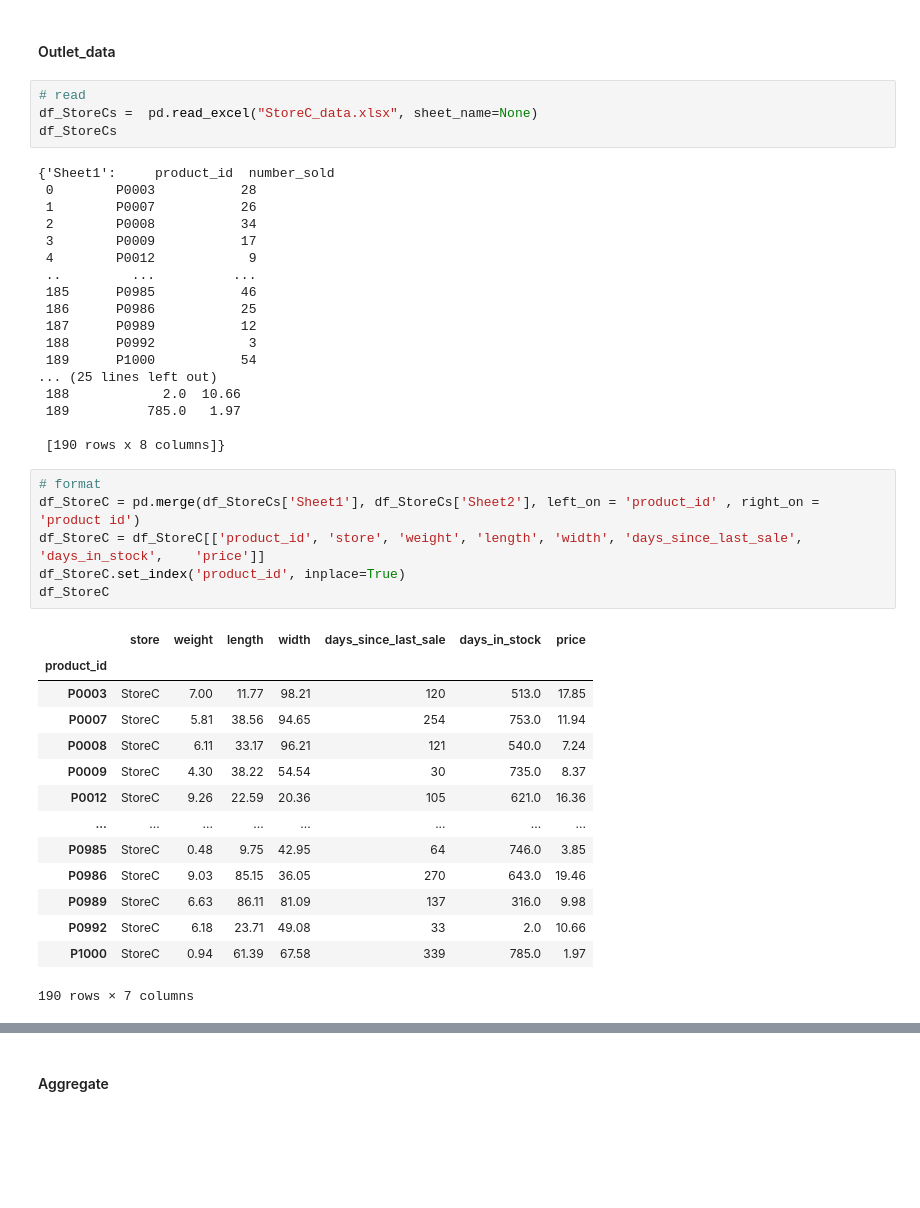
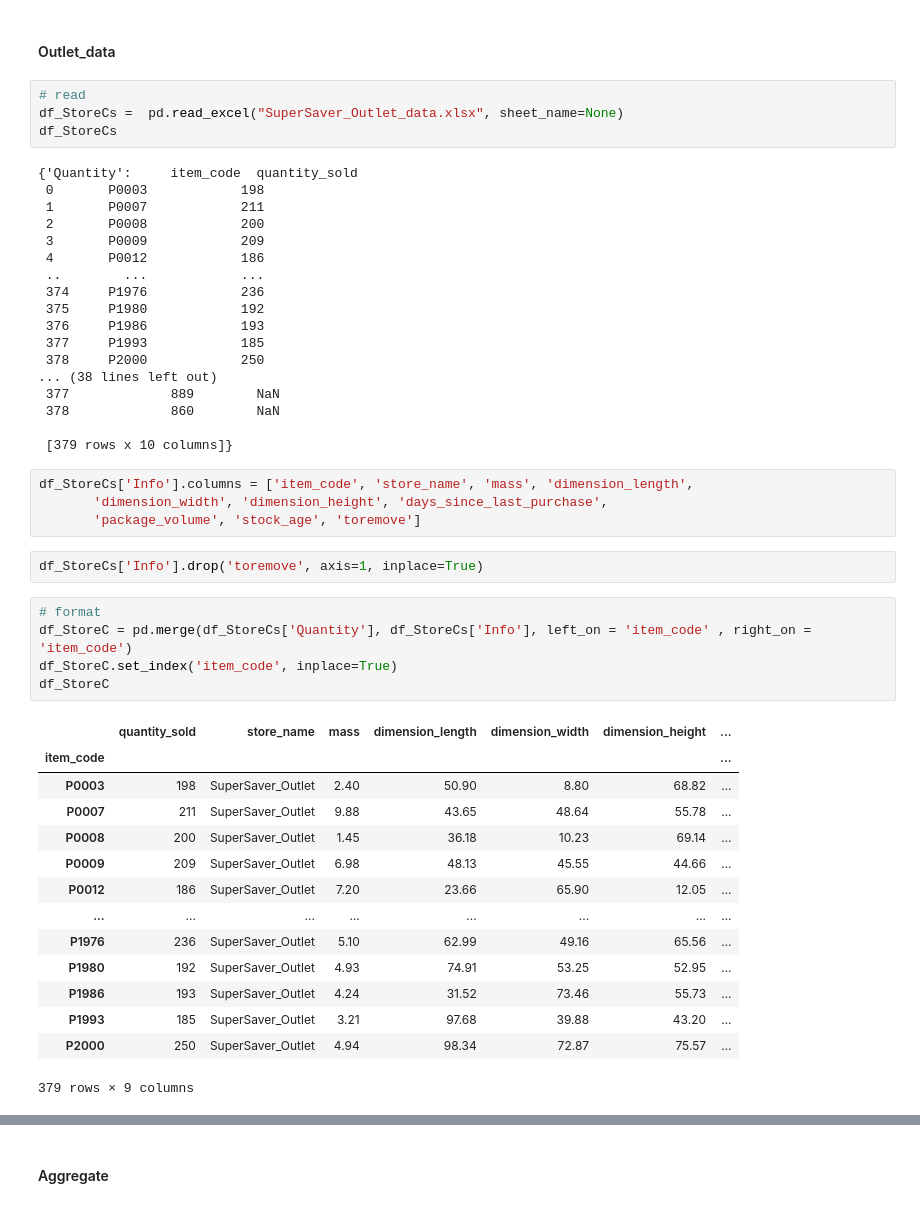
Before and after one commit to racousin/data_science_practice, a Jupyter notebook: website/public/modules/module4/exercise/module4_exercise_model_test.ipynb, the cells around one changed output, grey strips where cells are left out. Saved outputs shown, nothing was run; the diff lists cells and outputs as text; blank space fills up the shorter version.

```diff
--- a/website/public/modules/module4/exercise/module4_exercise_model_test.ipynb
+++ b/website/public/modules/module4/exercise/module4_exercise_model_test.ipynb
@@ -106,45 +106,50 @@ df_StoreB
 #### Outlet_data
 # %%
 # read
-df_StoreCs =  pd.read_excel("StoreC_data.xlsx", sheet_name=None)
+df_StoreCs =  pd.read_excel("SuperSaver_Outlet_data.xlsx", sheet_name=None)
 df_StoreCs
 # %% [output]
-{'Sheet1':     product_id  number_sold
- 0        P0003           28
- 1        P0007           26
- 2        P0008           34
- 3        P0009           17
- 4        P0012            9
- ..         ...          ...
- 185      P0985           46
- 186      P0986           25
- 187      P0989           12
- 188      P0992            3
- 189      P1000           54
-... (25 lines left out)
- 188            2.0  10.66
- 189          785.0   1.97
+{'Quantity':     item_code  quantity_sold
+ 0       P0003            198
+ 1       P0007            211
+ 2       P0008            200
+ 3       P0009            209
+ 4       P0012            186
+ ..        ...            ...
+ 374     P1976            236
+ 375     P1980            192
+ 376     P1986            193
+ 377     P1993            185
+ 378     P2000            250
+... (38 lines left out)
+ 377             889        NaN
+ 378             860        NaN
 
- [190 rows x 8 columns]}
+ [379 rows x 10 columns]}
+# %%
+df_StoreCs['Info'].columns = ['item_code', 'store_name', 'mass', 'dimension_length',
+       'dimension_width', 'dimension_height', 'days_since_last_purchase',
+       'package_volume', 'stock_age', 'toremove']
+# %%
+df_StoreCs['Info'].drop('toremove', axis=1, inplace=True)
 # %%
 # format
-df_StoreC = pd.merge(df_StoreCs['Sheet1'], df_StoreCs['Sheet2'], left_on = 'product_id' , right_on = 'product id')
-df_StoreC = df_StoreC[['product_id', 'store', 'weight', 'length', 'width', 'days_since_last_sale', 'days_in_stock',	'price']]
-df_StoreC.set_index('product_id', inplace=True)
+df_StoreC = pd.merge(df_StoreCs['Quantity'], df_StoreCs['Info'], left_on = 'item_code' , right_on = 'item_code')
+df_StoreC.set_index('item_code', inplace=True)
 df_StoreC
 # %% [output]
-|  | store | weight | length | width | days_since_last_sale | days_in_stock | price |
-| product_id |  |  |  |  |  |  |  |
-| P0003 | StoreC | 7.00 | 11.77 | 98.21 | 120 | 513.0 | 17.85 |
-| P0007 | StoreC | 5.81 | 38.56 | 94.65 | 254 | 753.0 | 11.94 |
-| P0008 | StoreC | 6.11 | 33.17 | 96.21 | 121 | 540.0 | 7.24 |
-| P0009 | StoreC | 4.30 | 38.22 | 54.54 | 30 | 735.0 | 8.37 |
-| P0012 | StoreC | 9.26 | 22.59 | 20.36 | 105 | 621.0 | 16.36 |
+|  | quantity_sold | store_name | mass | dimension_length | dimension_width | dimension_height | ... |
+| item_code |  |  |  |  |  |  | ... |
+| P0003 | 198 | SuperSaver_Outlet | 2.40 | 50.90 | 8.80 | 68.82 | ... |
+| P0007 | 211 | SuperSaver_Outlet | 9.88 | 43.65 | 48.64 | 55.78 | ... |
+| P0008 | 200 | SuperSaver_Outlet | 1.45 | 36.18 | 10.23 | 69.14 | ... |
+| P0009 | 209 | SuperSaver_Outlet | 6.98 | 48.13 | 45.55 | 44.66 | ... |
+| P0012 | 186 | SuperSaver_Outlet | 7.20 | 23.66 | 65.90 | 12.05 | ... |
 | ... | ... | ... | ... | ... | ... | ... | ... |
-| P0985 | StoreC | 0.48 | 9.75 | 42.95 | 64 | 746.0 | 3.85 |
-| P0986 | StoreC | 9.03 | 85.15 | 36.05 | 270 | 643.0 | 19.46 |
-| P0989 | StoreC | 6.63 | 86.11 | 81.09 | 137 | 316.0 | 9.98 |
-| P0992 | StoreC | 6.18 | 23.71 | 49.08 | 33 | 2.0 | 10.66 |
-| P1000 | StoreC | 0.94 | 61.39 | 67.58 | 339 | 785.0 | 1.97 |
+| P1976 | 236 | SuperSaver_Outlet | 5.10 | 62.99 | 49.16 | 65.56 | ... |
+| P1980 | 192 | SuperSaver_Outlet | 4.93 | 74.91 | 53.25 | 52.95 | ... |
+| P1986 | 193 | SuperSaver_Outlet | 4.24 | 31.52 | 73.46 | 55.73 | ... |
+| P1993 | 185 | SuperSaver_Outlet | 3.21 | 97.68 | 39.88 | 43.20 | ... |
+| P2000 | 250 | SuperSaver_Outlet | 4.94 | 98.34 | 72.87 | 75.57 | ... |
-190 rows × 7 columns
+379 rows × 9 columns
 # %% [markdown]
```
Also changed, not shown: parts of 26 cells of this notebook, 7 other files.
